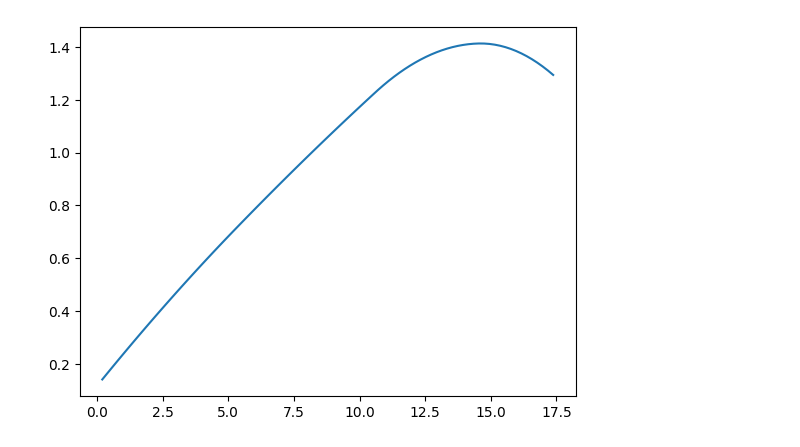
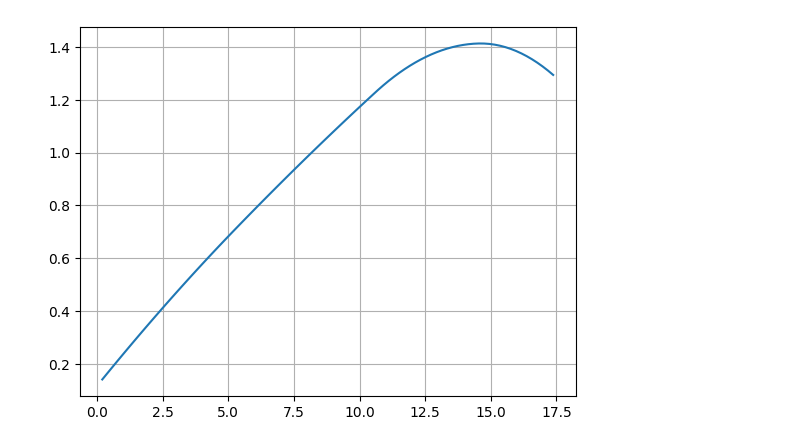
Before and after one commit to nomad-vagabond/splinecloud-scipy, a Jupyter notebook: examples/curve_load_example.ipynb, the cells around one changed output. Saved outputs shown, nothing was run; the diff lists cells and outputs as text; code cells hidden in the pictures.

```diff
--- a/examples/curve_load_example.ipynb
+++ b/examples/curve_load_example.ipynb
@@ -11,6 +11,7 @@ X = np.linspace(0, 20, 100)
 Y = [spline.eval(x) for x in X]
 # %%
 plt.plot(X,Y)
+plt.grid()
 plt.show()
 # %% [output]
-[figure, old version]
+[figure, new version]
```
Also changed, not shown: parts of 2 cells of this notebook, 3 other files.
